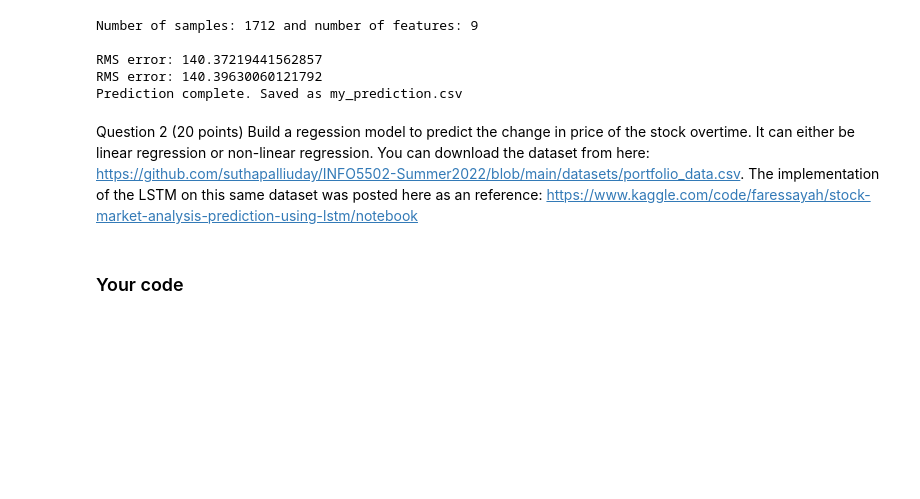
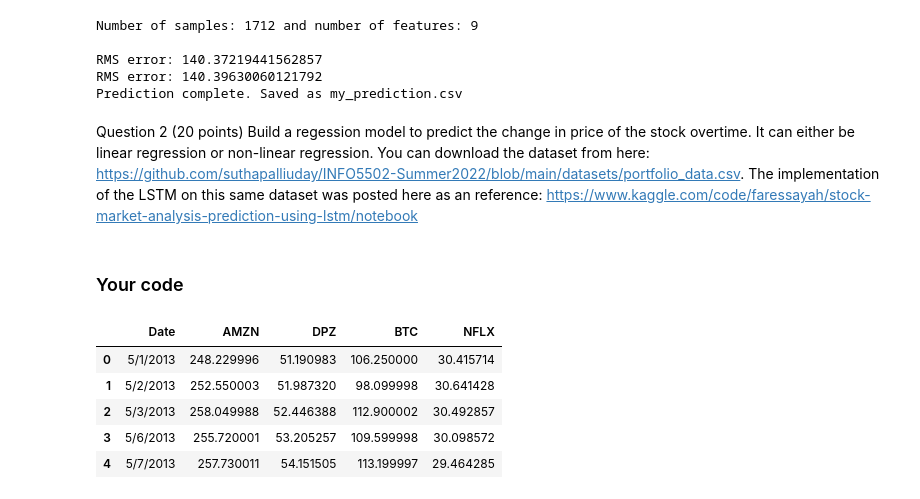
Before and after one commit to rghimre3/INFO-5502, a Jupyter notebook: lab_assignment_06.ipynb, the cells around one changed output. Saved outputs shown, nothing was run; the diff lists cells and outputs as text; code cells hidden in the pictures; blank space fills up the shorter version.

```diff
--- a/lab_assignment_06.ipynb
+++ b/lab_assignment_06.ipynb
@@ -308,0 +307,16 @@ Prediction complete. Saved as my_prediction.csv
+# %%
+### You code here:
+
+import pandas as pd
+import numpy as np
+import matplotlib.pyplot as plt
+
+df = pd.read_csv("https://raw.githubusercontent.com/suthapalliuday/INFO5502-Summer2022/main/datasets/portfolio_data.csv")
+df.head()
+# %% [output]
+|  | Date | AMZN | DPZ | BTC | NFLX |
+| 0 | 5/1/2013 | 248.229996 | 51.190983 | 106.250000 | 30.415714 |
+| 1 | 5/2/2013 | 252.550003 | 51.987320 | 98.099998 | 30.641428 |
+| 2 | 5/3/2013 | 258.049988 | 52.446388 | 112.900002 | 30.492857 |
+| 3 | 5/6/2013 | 255.720001 | 53.205257 | 109.599998 | 30.098572 |
+| 4 | 5/7/2013 | 257.730011 | 54.151505 | 113.199997 | 29.464285 |
```
Also changed, not shown: parts of 3 cells of this notebook.
